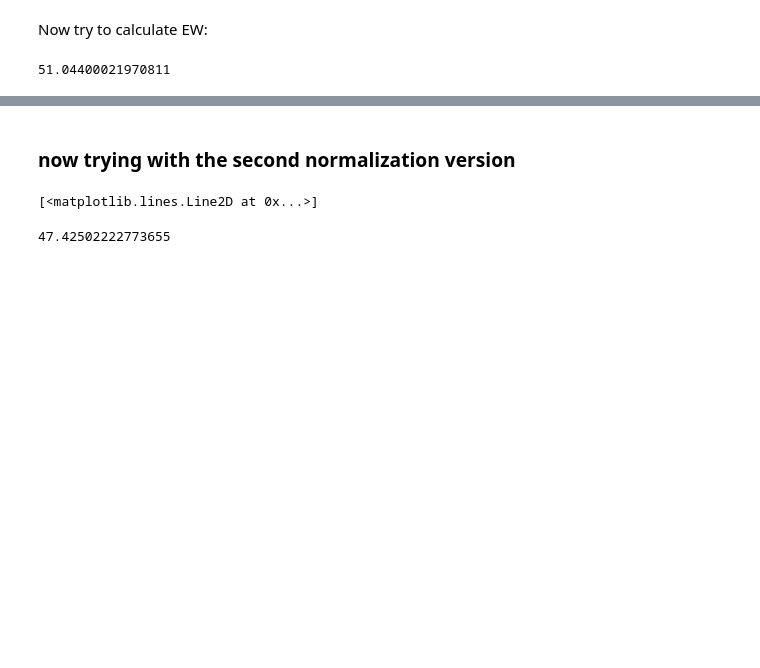
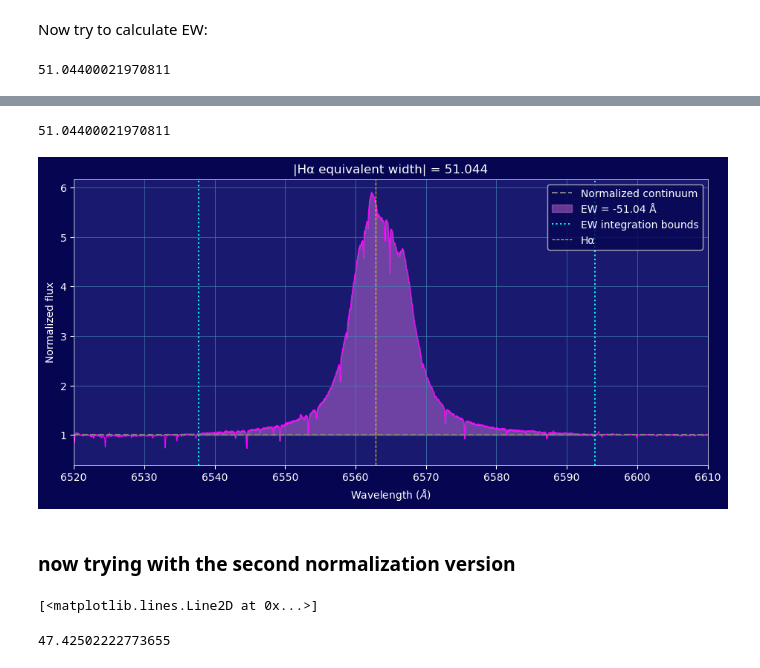
Before and after one commit to lea-yamashiro/lapalma_analysis, a Jupyter notebook: analysis_LY/notebooks/analysis_051026_EW.ipynb, the cells around one changed output, grey strips where cells are left out. Saved outputs shown, nothing was run; the diff lists cells and outputs as text; code cells hidden in the pictures; blank space fills up the shorter version.

```diff
--- a/analysis_LY/notebooks/analysis_051026_EW.ipynb
+++ b/analysis_LY/notebooks/analysis_051026_EW.ipynb
@@ -28,9 +28,13 @@ plt.rcParams['axes.edgecolor'] = 'white'
 plt.rcParams['axes.linewidth'] = 0.5
 plt.rcParams['legend.facecolor'] = "#060552"
 # %%
-# name files -- specifically the
-median_1 = '/Users/leayamashiro/AnA_MSc/Observations/LaPalma_analysis/data/our_data051026/full_median/normalised/median_combined_051026_norm.txt'
-median_2 = '/Users/leayamashiro/AnA_MSc/Observations/LaPalma_analysis/data/our_data051026/full_median/normalised/median_combined_2_051026_norm.txt'
+# name files here, wherever your normed median .txt files are, or you can just navigate to the ones that are in the main data folder
+# BUT: this should actually work if you just change everything up to /.../lapalma_analysis
+# this should work if you just change the file path to where you cloned the folder to and (like before )
+
+
+median_1 = '/Users/leayamashiro/AnA_MSc/Observations/git/lapalma_analysis/data/our_data051026/full_median/normalised/median_combined_051026_norm.txt'
+median_2 = '/Users/leayamashiro/AnA_MSc/Observations/git/lapalma_analysis/data/our_data051026/full_median/normalised/median_combined_2_051026_norm.txt'
 # %%
 median1_np = np.loadtxt(median_1)
 median1_np
@@ -90,3 +109,65 @@ print(np.abs(EW))
+# %%
+# To plot as well as calculate EW:
+
+import matplotlib.pyplot as plt # reloading to hopefully reset interactive...
+
+h_alpha_left = 6537.7 # left bound
+h_alpha_right = 6594 # right bound
+
+wl = median1_np[:,0] # wavelength array
+flux = median1_np[:,1] # flux array
+
+line_mask = ( # create mask for the integration windows
+    (wl >= h_alpha_left) &
+    (wl <= h_alpha_right)
+)
+
+line_wave = wl[line_mask] # cut wavelength array for integration
+line_flux = flux[line_mask] # cut flux array for integration
+
+EW = np.trapezoid( # actually do the integral
+    1.0 - line_flux,
+    line_wave
+)
+
+print(np.abs(EW))
+
+# plotting:
+fig, ax = plt.subplots(figsize=(11, 5))
+
+ax.plot(wl, flux, color="magenta", lw=0.8)
+
+ax.axhline(
+    1.0,
+    color="gray",
+    linestyle="--",
+    label="Normalized continuum"
+)
+
+ax.fill_between(
+    line_wave,
+    1.0,
+    line_flux,
+    color="violet",
+    alpha=0.4,
+    label=f"EW = {EW:.2f} Å"
+)
+
+
+ax.axvline(h_alpha_left, color="cyan", linestyle=":")
+ax.axvline(h_alpha_right, color="cyan", linestyle=":", label = 'EW integration bounds')
+ax.axvline(6562.8, ls="--", label="Hα", lw = 0.8, color = 'gold')
+
+ax.set_xlim(6520, 6610)
+ax.set_xlabel(r"Wavelength ($\AA$)")
+ax.set_ylabel("Normalized flux")
+ax.set_title(f"|Hα equivalent width| = {np.abs(EW):.3f}")
+ax.legend()
+
+fig
+# %% [output]
+51.04400021970811
+[figure, added]
 # %%
 # function to bring in normalized spectra and then calculate EW
 
```
Also changed, not shown: parts of 6 cells of this notebook, 36 other files.
